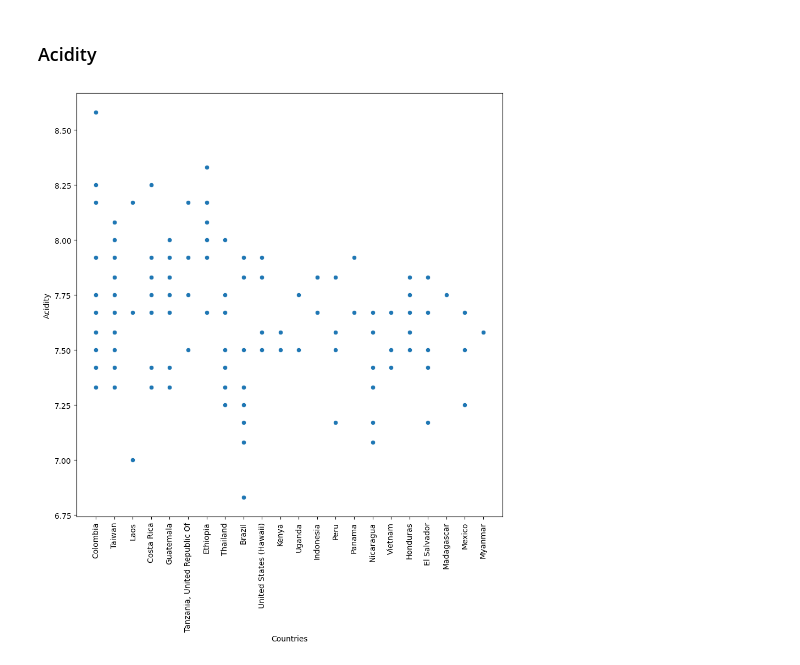
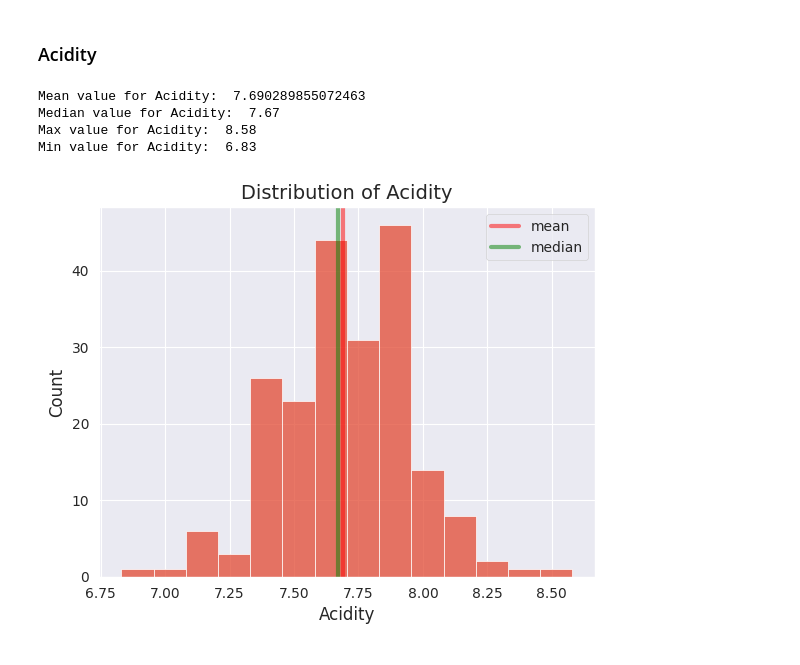
Before and after one commit to DBulnes97/Proyecto01, a Jupyter notebook: quality_coffee.ipynb, the cells around one changed output. Cells and saved outputs as stored; diff of their text form; code cells hidden in the pictures.

Commit message:
Acidity Analysis

```diff
--- a/quality_coffee.ipynb
+++ b/quality_coffee.ipynb
@@ -329,10 +339,27 @@ We can identify that the most used processing method it's the "Washed / Wet" met
 # %% [markdown]
 ### Acidity
-# %%
-plt.figure(figsize=(10,10))
-sns.scatterplot(data=df_coffee_parameters, x=Countries, y= df_coffee_parameters_countries['Acidity'])
-plt.xlabel('Countries')
-plt.xticks(rotation=90)
-plt.show()
-# %% [output]
-[figure, removed]
+# %%
+#Printing statistical information of acidity :
+print("Mean value for Acidity: ", df_coffee_parameters['Acidity'].mean(),
+      "\nMedian value for Acidity: ", df_coffee_parameters['Acidity'].median(),
+      "\nMax value for Acidity: ", df_coffee_parameters['Acidity'].max(),
+      "\nMin value for Acidity: ", df_coffee_parameters['Acidity'].min())
+
+#Histogram for the distribution of total cup points
+sns.set_style("darkgrid")
+sns.histplot(df_coffee_parameters['Acidity'], kde=False)
+plt.axvline(x=df_coffee_parameters['Acidity'].mean(), linewidth=3, color='r', label='mean', alpha=0.5)
+plt.axvline(x=df_coffee_parameters['Acidity'].median(), linewidth=3, color='g', label='median', alpha=0.5)
+
+#Setting labels, title and legend
+plt.xlabel('Acidity')
+plt.ylabel('Count')
+plt.title('Distribution of Acidity', size=14)
+plt.legend(["mean", "median"])
+plt.show()
+# %% [output]
+Mean value for Acidity:  7.690289855072463
+Median value for Acidity:  7.67
+Max value for Acidity:  8.58
+Min value for Acidity:  6.83
+[figure, added]
```
Also changed, not shown: parts of 7 cells of this notebook.
